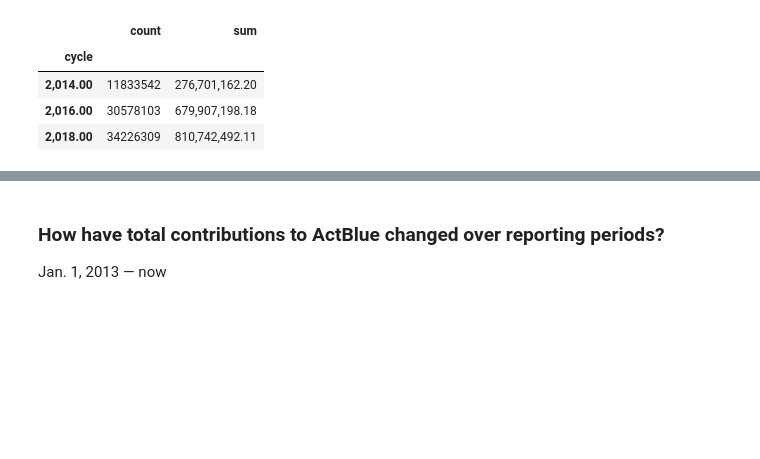
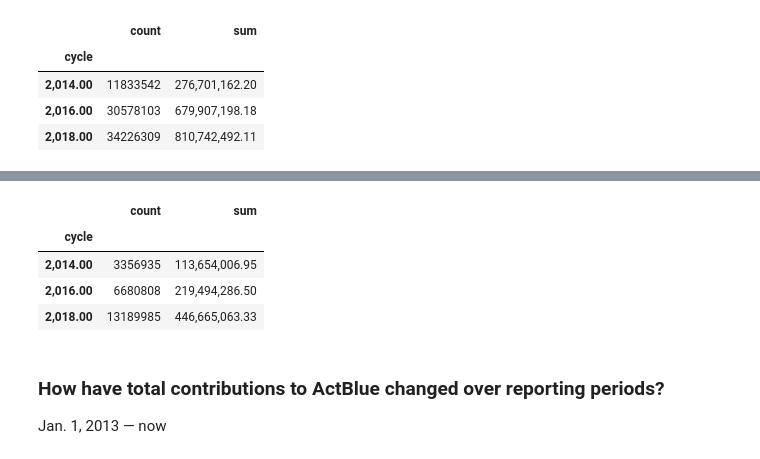
Before and after one commit to PublicI/actblue-analysis, a Jupyter notebook: analysis.ipynb, the cells around one changed output, grey strips where cells are left out. Drawn from its saved outputs; the diff is of its cells as text; code cells hidden in the pictures; blank space fills up the shorter version.

```diff
--- a/analysis.ipynb
+++ b/analysis.ipynb
@@ -376,3 +378,30 @@ actblue_contrib_count_by_year
+# %%
+actblue_congress_contrib_count_by_year = read_or_save(
+    'actblue_congress_contrib_totals',
+    lambda: pd.read_sql("""
+    SELECT extract(YEAR
+                   FROM contribution_date) AS YEAR,
+           count(*),
+           sum(contribution_amount)
+    FROM actblue_contribs
+    WHERE beneficiary_candidate_office IN ('H','S')
+    GROUP BY extract(YEAR
+                     FROM contribution_date);
+    """, con=conn)
+)
+
+actblue_congress_contrib_count_by_year['cycle'] = actblue_congress_contrib_count_by_year[~actblue_congress_contrib_count_by_year['year'].isna()]['year'].apply(cycle)
+
+actblue_congress_contrib_count_by_cycle = pd.DataFrame(
+    actblue_congress_contrib_count_by_year.groupby(actblue_congress_contrib_count_by_year['cycle'])['count','sum'].sum()
+)
+actblue_congress_contrib_count_by_cycle
+# %% [output]
+|  | count | sum |
+| cycle |  |  |
+| 2,014.00 | 3356935 | 113,654,006.95 |
+| 2,016.00 | 6680808 | 219,494,286.50 |
+| 2,018.00 | 13189985 | 446,665,063.33 |
 # %% [markdown]
 ### How have total contributions to ActBlue changed over reporting periods?
 Jan. 1, 2013 — now
```
Also changed, not shown: parts of 5 cells of this notebook, 4 other files.
